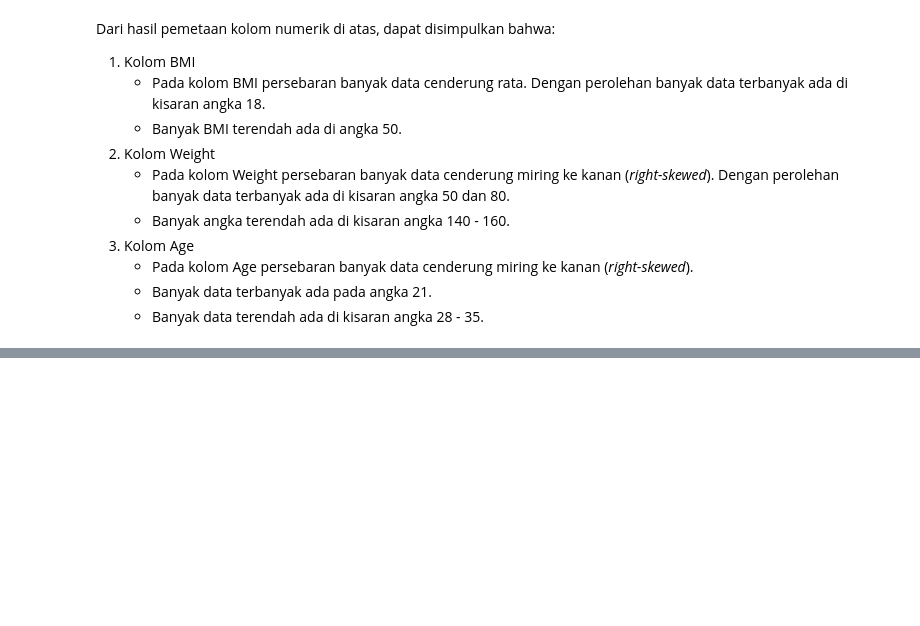
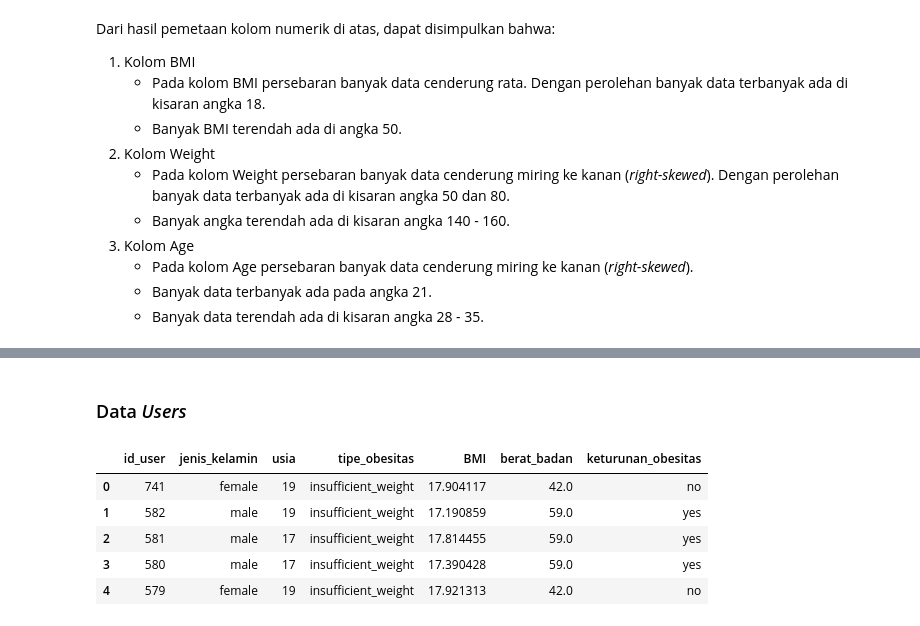
Before and after one commit to ishala/obesity-analysis-and-recommender-system, a Jupyter notebook: Submission 2/analisis.ipynb, the cells around one changed output, grey strips where cells are left out. Saved outputs shown, nothing was run; the diff lists cells and outputs as text; code cells hidden in the pictures; blank space fills up the shorter version.

```diff
--- a/Submission 2/analisis.ipynb
+++ b/Submission 2/analisis.ipynb
@@ -892,0 +1050,42 @@ Dari hasil pemetaan kolom numerik di atas, dapat disimpulkan bahwa:
+# %% [markdown]
+### Data *Users*
+# %%
+# id
+idUser = fixUsers['id'].tolist()
+
+# Jumlah BMI
+bmi = fixUsers['BMI'].tolist()
+
+# Berat Badan
+weight = fixUsers['Weight'].tolist()
+
+# Jenis Kelamin
+gender = fixUsers['Gender'].tolist()
+
+# Usia
+age = fixUsers['Age'].tolist()
+
+# Tipe Obesitas
+obesityType = fixUsers['NObeyesdad'].tolist()
+
+# Riwayat Keluarga Obesitas
+historyFam = fixUsers['family_history_with_overweight'].tolist()
+# %%
+userDf = pd.DataFrame({
+    'id_user': idUser,
+    'jenis_kelamin': gender,
+    'usia': age,
+    'tipe_obesitas': obesityType,
+    'BMI': bmi,
+    'berat_badan': weight,
+    'keturunan_obesitas': historyFam
+})
+# %%
+userDf.head()
+# %% [output]
+|  | id_user | jenis_kelamin | usia | tipe_obesitas | BMI | berat_badan | keturunan_obesitas |
+| 0 | 741 | female | 19 | insufficient_weight | 17.904117 | 42.0 | no |
+| 1 | 582 | male | 19 | insufficient_weight | 17.190859 | 59.0 | yes |
+| 2 | 581 | male | 17 | insufficient_weight | 17.814455 | 59.0 | yes |
+| 3 | 580 | male | 17 | insufficient_weight | 17.390428 | 59.0 | yes |
+| 4 | 579 | female | 19 | insufficient_weight | 17.921313 | 42.0 | no |
```
Also changed, not shown: parts of 36 cells of this notebook.
